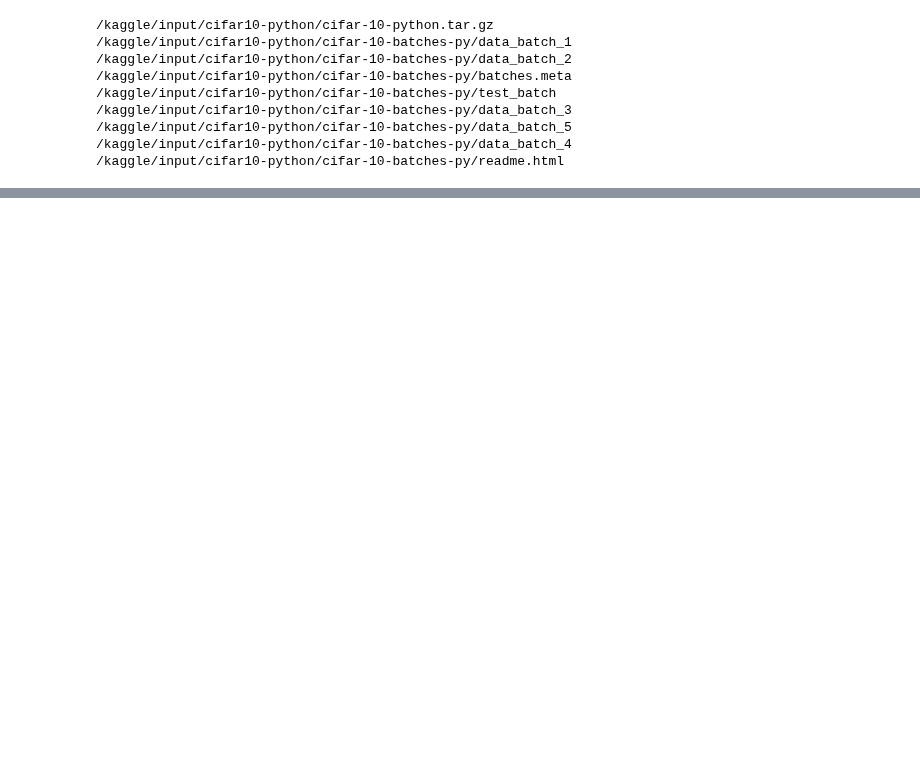
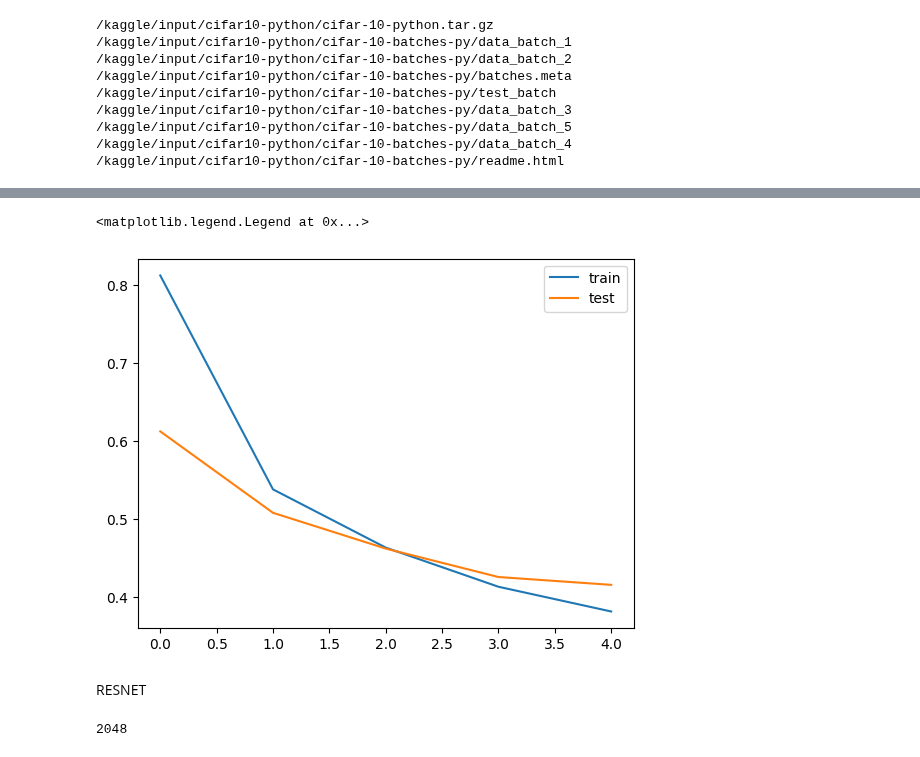
Before and after one commit to Abdulmathin-shaik/Kaggle, a Jupyter notebook: cifar-10.ipynb, the cells around one changed output, grey strips where cells are left out. Saved outputs shown, nothing was run; the diff lists cells and outputs as text; code cells hidden in the pictures; blank space fills up the shorter version.

```diff
--- a/cifar-10.ipynb
+++ b/cifar-10.ipynb
@@ -186,0 +206,41 @@ plt.legend()
+# %%
+#hyperparameters
+alex_optim = optim.SGD(alex.parameters(),lr = 1e-03)
+epochs = 5
+# %%
+train_losses,test_losses = [],[]
+for epoch in range(epochs):
+    model.train()
+    train_loss =0
+    for batch,(x,y) in enumerate(train_loader):
+        x = x.to(device)
+        y = y.to(device)
+        pred = alex(x)
+        loss = loss_fn(pred,y)
+        loss.backward()
+        alex_optim.step()
+        alex_optim.zero_grad()
+
+        #Metrics
+        train_loss += loss.item()
+
+    avg_loss = train_loss/len(train_loader)
+    train_losses.append(avg_loss)
+    print(f'Epoch: {epoch} | Train loss: {avg_loss}')
+
+    model.eval()
+    with torch.no_grad():
+        test_loss,correct=0,0
+        total_samples = 0
+        for batch,(x,y) in enumerate(test_loader):
+            x = x.to(device)
+            y = y.to(device)
+            pred = alex(x)
+            loss = loss_fn(pred,y)
+            total_samples += y.size(0)
+            test_loss += loss.item()
+            correct += ((torch.argmax(torch.softmax(pred,dim=1),dim=1)==y).sum().item())
+        avg_test_loss = test_loss/len(test_loader)
+        avg_correct = correct/total_samples
+        test_losses.append(avg_test_loss)
+        print(f'Test_loss {avg_test_loss} | Accuracy {avg_correct}')
@@ -186,0 +258,9 @@ plt.legend()
+# %%
+plt.plot(train_losses,label='train')
+plt.plot(test_losses,label='test')
+plt.legend()
+# %% [output]
+<matplotlib.legend.Legend at 0x...>
+[figure, added]
+# %% [markdown]
+RESNET
@@ -186,0 +295,4 @@ plt.legend()
+# %%
+resnetmodel.fc.in_features
+# %% [output]
+2048
```
Also changed, not shown: parts of 20 cells of this notebook.
